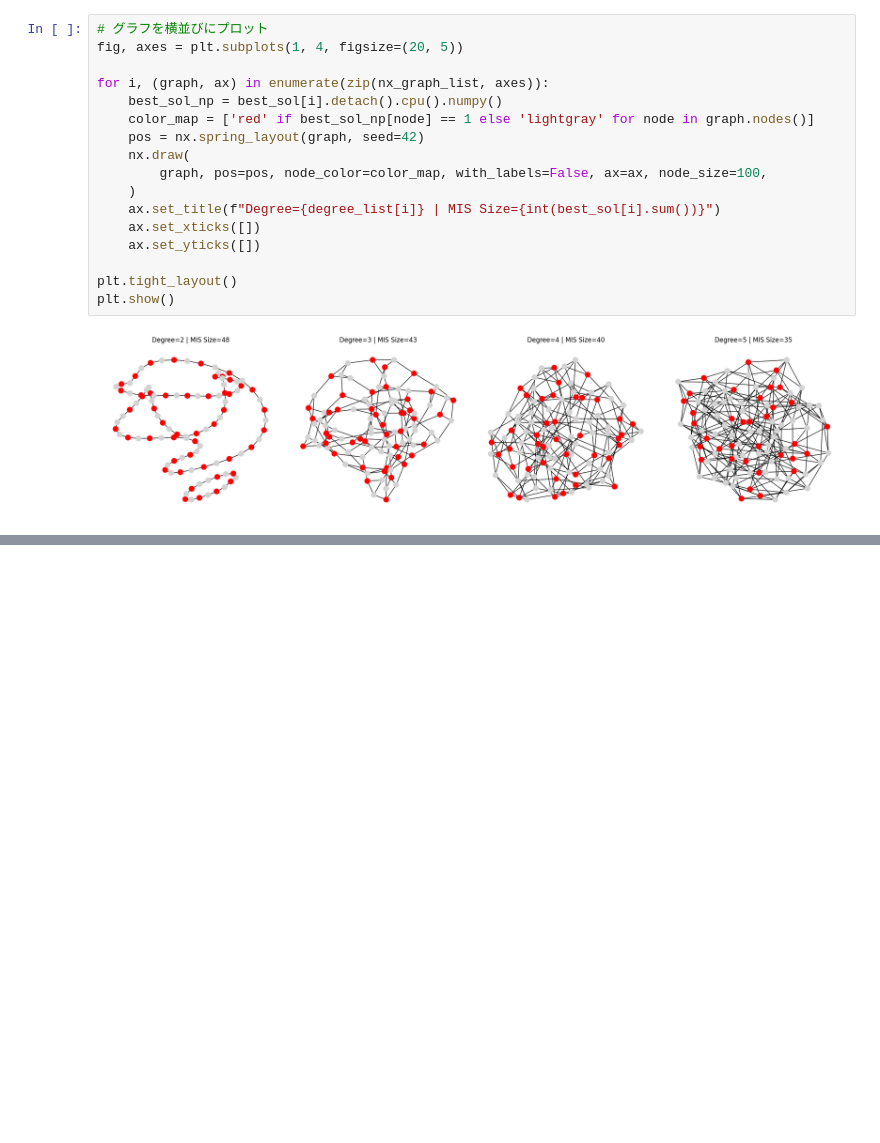
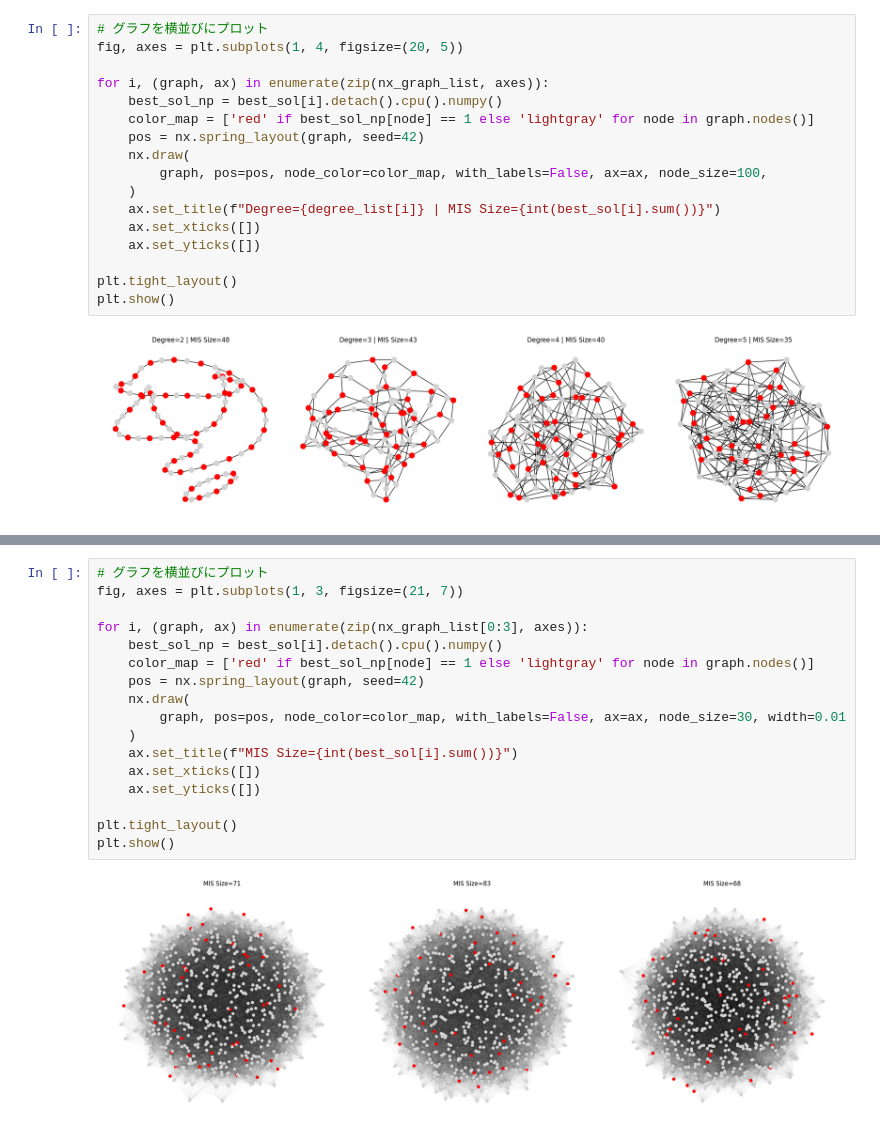
Before and after one commit to Yuma-Ichikawa/QQA4CO, a Jupyter notebook: example.ipynb, the cells around one changed output, grey strips where cells are left out. Cells and saved outputs as stored; diff of their text form; blank space fills up the shorter version.

```diff
--- a/example.ipynb
+++ b/example.ipynb
@@ -272,0 +336,19 @@ plt.show()
+# %%
+# グラフを横並びにプロット
+fig, axes = plt.subplots(1, 3, figsize=(21, 7))
+
+for i, (graph, ax) in enumerate(zip(nx_graph_list[0:3], axes)):
+    best_sol_np = best_sol[i].detach().cpu().numpy()
+    color_map = ['red' if best_sol_np[node] == 1 else 'lightgray' for node in graph.nodes()]
+    pos = nx.spring_layout(graph, seed=42)
+    nx.draw(
+        graph, pos=pos, node_color=color_map, with_labels=False, ax=ax, node_size=30, width=0.01
+    )
+    ax.set_title(f"MIS Size={int(best_sol[i].sum())}")
+    ax.set_xticks([])
+    ax.set_yticks([])
+
+plt.tight_layout()
+plt.show()
+# %% [output]
+[figure, added]
```
Also changed, not shown: parts of 4 cells of this notebook, 13 other files.
